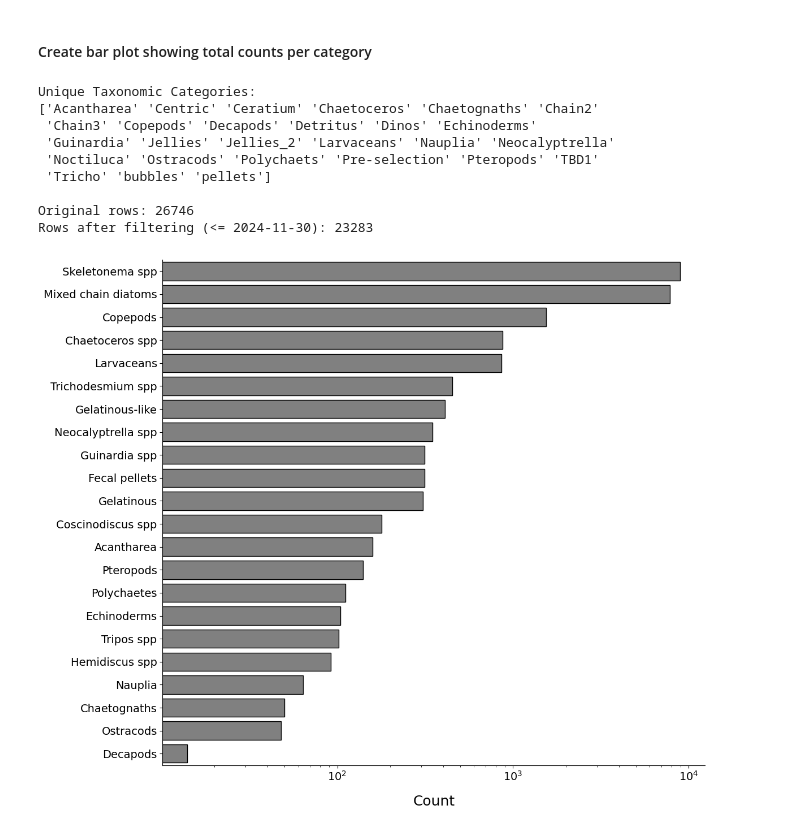
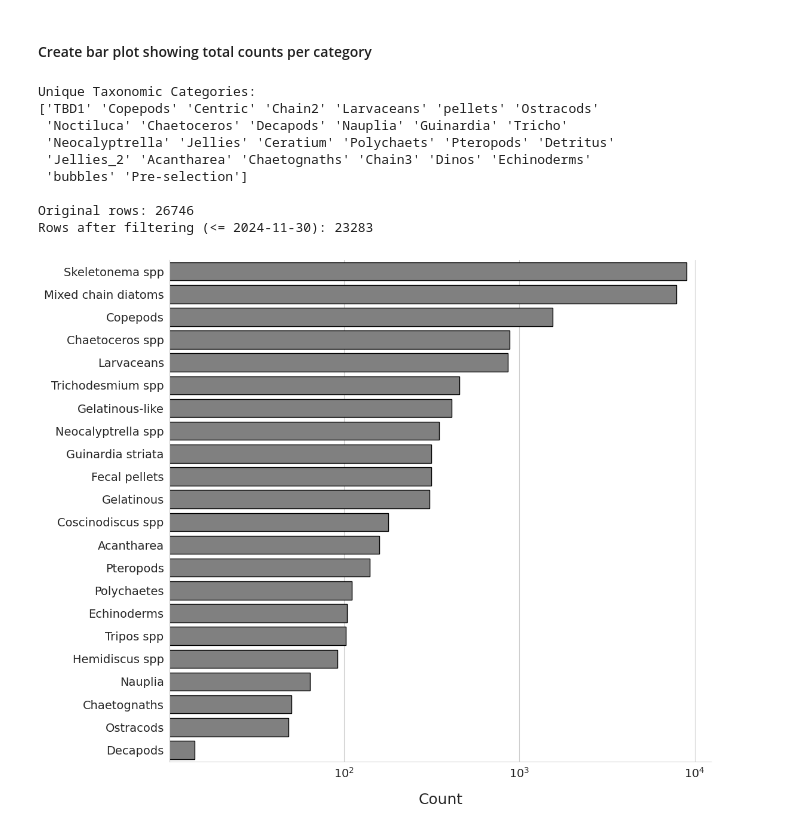
Before and after one commit to eqmh/plankton_imaging, a Jupyter notebook: plankton_abundance.ipynb, the cells around one changed output. Drawn from its saved outputs; the diff is of its cells as text; code cells hidden in the pictures.

```diff
--- a/plankton_abundance.ipynb
+++ b/plankton_abundance.ipynb
@@ -1596,7 +1717,7 @@ df_count_filtered['category'] = df_count_filtered['category'].replace({
     'Tricho': 'Trichodesmium spp',
     'Jellies_2': 'Gelatinous-like',
     'Neocalyptrella': 'Neocalyptrella spp',
-    'Guinardia': 'Guinardia spp',
+    'Guinardia': 'Guinardia striata',
     'pellets': 'Fecal pellets',
     'Jellies': 'Gelatinous',
     'Centric': 'Coscinodiscus spp',
@@ -1621,36 +1742,36 @@ sns.barplot(
     y='category',
     x='count',
     color='grey',
     edgecolor='black',
     ax=ax
 )
 
 # Set X-axis to Log Scale with 10^x formatting
 ax.set_xscale('log')
 ax.xaxis.set_major_formatter(LogFormatterMathtext())
 
 # Formatting
 # ax.set_title('Total Count of Image Files per Category (Capped Nov 2024)', fontsize=22, pad=20)
 ax.set_xlabel('Count', fontsize=18, labelpad=15)
 ax.set_ylabel('', fontsize=18, labelpad=15)
 ax.tick_params(axis='both', which='major', labelsize=14)
 
 # Styling
 sns.despine() # Remove top and right spines
 plt.tight_layout()
 
 # Save as SVG
 # plt.savefig("image_category_counts.svg", format='svg', transparent=False, bbox_inches='tight')
 
 plt.show()
 # %% [output]
 Unique Taxonomic Categories:
-['Acantharea' 'Centric' 'Ceratium' 'Chaetoceros' 'Chaetognaths' 'Chain2'
- 'Chain3' 'Copepods' 'Decapods' 'Detritus' 'Dinos' 'Echinoderms'
- 'Guinardia' 'Jellies' 'Jellies_2' 'Larvaceans' 'Nauplia' 'Neocalyptrella'
- 'Noctiluca' 'Ostracods' 'Polychaets' 'Pre-selection' 'Pteropods' 'TBD1'
- 'Tricho' 'bubbles' 'pellets']
+['TBD1' 'Copepods' 'Centric' 'Chain2' 'Larvaceans' 'pellets' 'Ostracods'
+ 'Noctiluca' 'Chaetoceros' 'Decapods' 'Nauplia' 'Guinardia' 'Tricho'
+ 'Neocalyptrella' 'Jellies' 'Ceratium' 'Polychaets' 'Pteropods' 'Detritus'
+ 'Jellies_2' 'Acantharea' 'Chaetognaths' 'Chain3' 'Dinos' 'Echinoderms'
+ 'bubbles' 'Pre-selection']
 
 Original rows: 26746
 Rows after filtering (<= 2024-11-30): 23283
-[figure, old version]
+[figure, new version]
```
Also changed, not shown: parts of 17 cells of this notebook.
